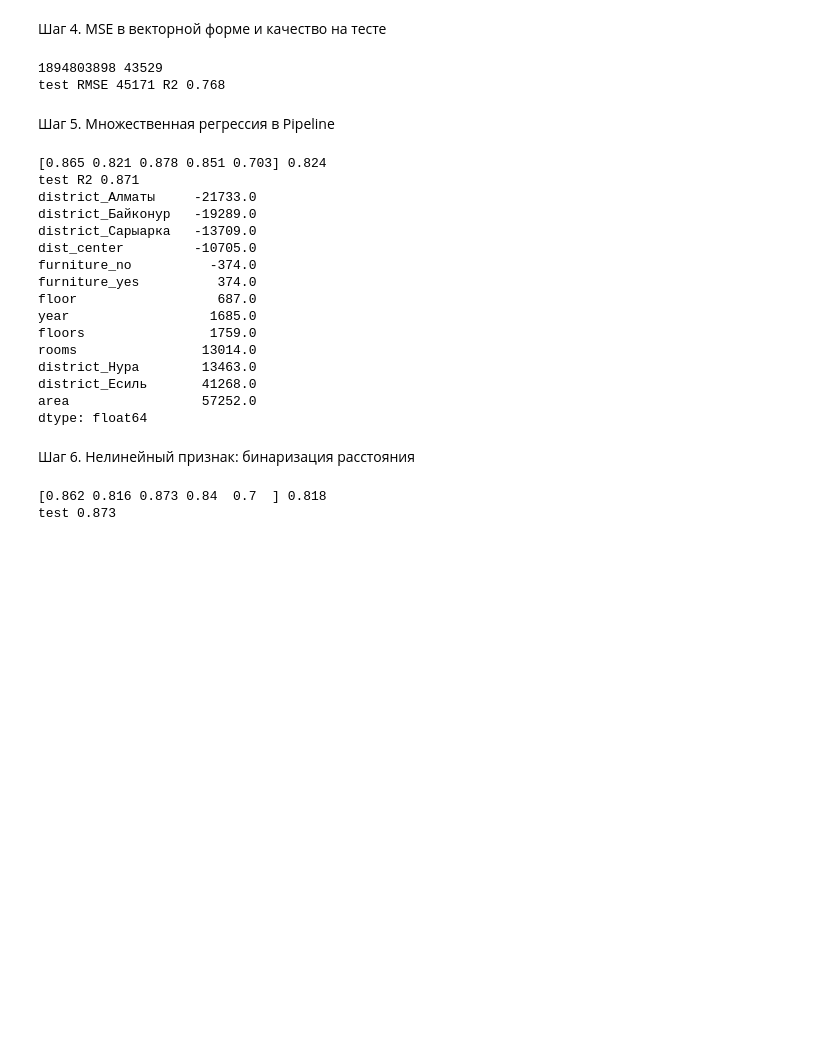
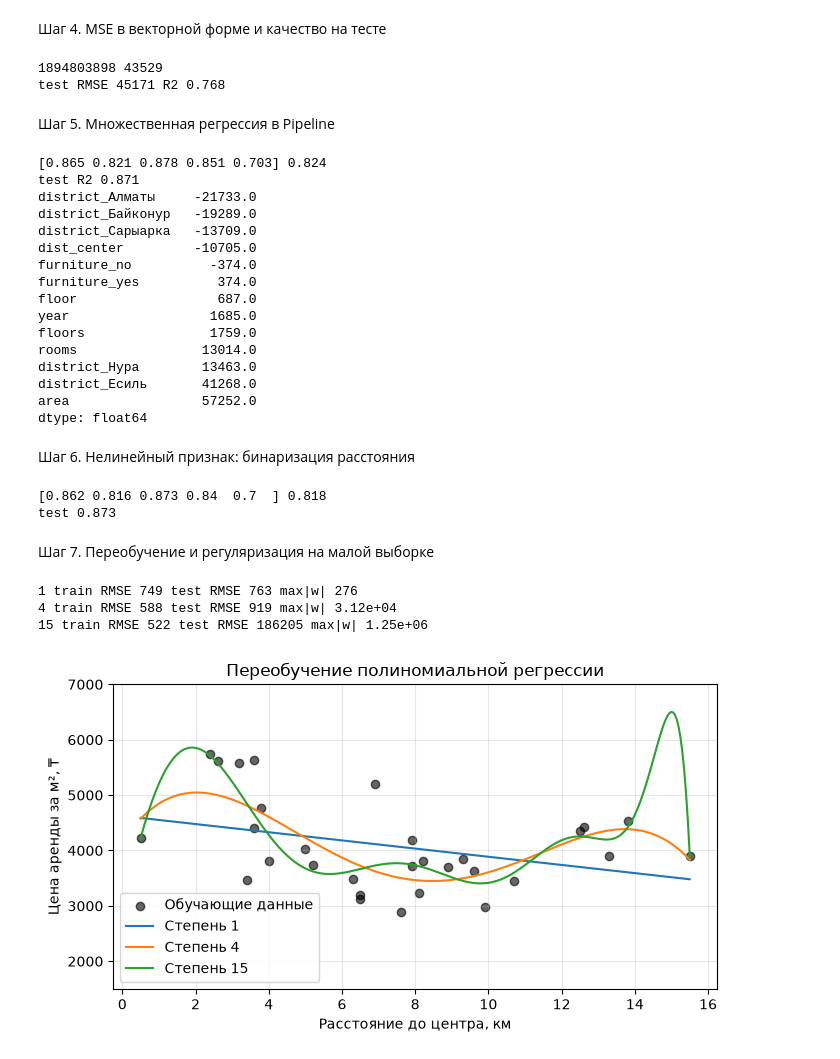
Before and after one commit to MalikovNurdaulet/PAD-Lab8, a Jupyter notebook: notebooks/lab8.ipynb, the cells around one changed output. Cells and saved outputs as stored; diff of their text form; code cells hidden in the pictures; blank space fills up the shorter version.

Commit message:
2.1 переобучение, Ridge/Lasso, важность признаков

```diff
--- a/notebooks/lab8.ipynb
+++ b/notebooks/lab8.ipynb
@@ -123,3 +123,68 @@ print("test", round(model_b.score(X_test, y_test), 3))
 # %% [output]
 [0.862 0.816 0.873 0.84  0.7  ] 0.818
 test 0.873
+# %% [markdown]
+Шаг 7. Переобучение и регуляризация на малой выборке
+# %%
+from sklearn.preprocessing import PolynomialFeatures
+from sklearn.linear_model import Ridge
+
+small = train.dropna(subset=["area"]).sample(30, random_state=1).copy()
+small["price_m2"] = small["price"] / small["area"]
+big = test.dropna(subset=["area"]).copy()
+big["price_m2"] = big["price"] / big["area"]
+xs, ys = small[["dist_center"]], small["price_m2"]
+
+def rmse(m, X, y):
+    return round(np.sqrt(mean_squared_error(y, m.predict(X))))
+
+def poly(deg, reg):
+    return make_pipeline(PolynomialFeatures(deg, include_bias=False),
+                         StandardScaler(), reg)
+
+for deg in [1, 4, 15]:
+    m = poly(deg, LinearRegression()).fit(xs, ys)
+    print(deg, "train RMSE", rmse(m, xs, ys),
+          "test RMSE", rmse(m, big[["dist_center"]], big["price_m2"]),
+          "max|w|", f"{np.abs(m[-1].coef_).max():.3g}")
+
+import matplotlib.pyplot as plt
+x_plot = np.linspace(
+    xs["dist_center"].min(),
+    xs["dist_center"].max(),
+    300
+)
+
+x_plot = pd.DataFrame({
+    "dist_center": x_plot
+})
+
+plt.figure(figsize=(7, 4))
+plt.scatter(
+    xs["dist_center"],
+    ys,
+    color="black",
+    alpha=0.6,
+    label="Обучающие данные"
+)
+for deg in [1, 4, 15]:
+    m = poly(deg, LinearRegression()).fit(xs, ys)
+
+    plt.plot(
+        x_plot["dist_center"],
+        m.predict(x_plot),
+        label=f"Степень {deg}"
+    )
+plt.xlabel("Расстояние до центра, км")
+plt.ylabel("Цена аренды за м², ₸")
+plt.title("Переобучение полиномиальной регрессии")
+plt.ylim(1500, 7000)
+plt.legend()
+plt.grid(alpha=0.3)
+plt.tight_layout()
+plt.show()
+# %% [output]
+1 train RMSE 749 test RMSE 763 max|w| 276
+4 train RMSE 588 test RMSE 919 max|w| 3.12e+04
+15 train RMSE 522 test RMSE 186205 max|w| 1.25e+06
+[figure, added]
```
Also changed, not shown: parts of 5 cells of this notebook.
